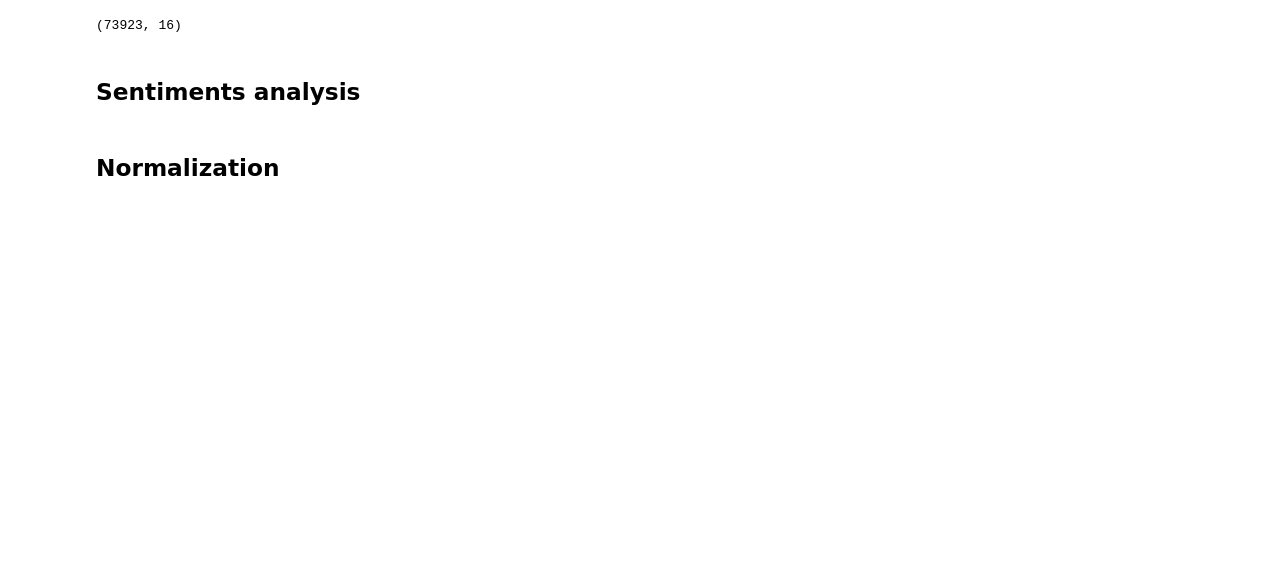
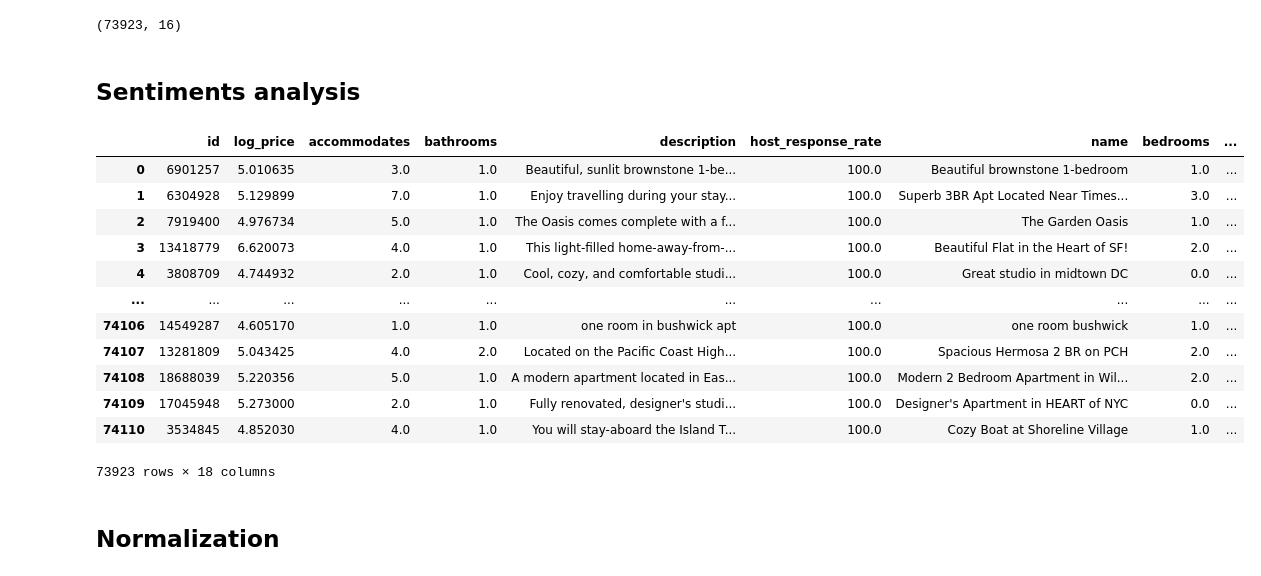
Before and after one commit to CSE151A-Project/151A-project, a Jupyter notebook: Data_preprocessing.ipynb, the cells around one changed output. Cells and saved outputs as stored; diff of their text form; code cells hidden in the pictures; blank space fills up the shorter version.

```diff
--- a/Data_preprocessing.ipynb
+++ b/Data_preprocessing.ipynb
@@ -381,6 +403,22 @@ def name_sentiment(row):
 # Apply the function to each row
 df_encoded['des_sentiment_analysis'] = df_encoded.apply(des_sentiment, axis=1)
 df_encoded['name_sentiment_analysis'] = df_encoded.apply(name_sentiment, axis=1)
+# %%
+df_encoded
+# %% [output]
+|  | id | log_price | accommodates | bathrooms | description | host_response_rate | name | bedrooms | ... |
+| 0 | 6901257 | 5.010635 | 3.0 | 1.0 | Beautiful, sunlit brownstone 1-be... | 100.0 | Beautiful brownstone 1-bedroom | 1.0 | ... |
+| 1 | 6304928 | 5.129899 | 7.0 | 1.0 | Enjoy travelling during your stay... | 100.0 | Superb 3BR Apt Located Near Times... | 3.0 | ... |
+| 2 | 7919400 | 4.976734 | 5.0 | 1.0 | The Oasis comes complete with a f... | 100.0 | The Garden Oasis | 1.0 | ... |
+| 3 | 13418779 | 6.620073 | 4.0 | 1.0 | This light-filled home-away-from-... | 100.0 | Beautiful Flat in the Heart of SF! | 2.0 | ... |
+| 4 | 3808709 | 4.744932 | 2.0 | 1.0 | Cool, cozy, and comfortable studi... | 100.0 | Great studio in midtown DC | 0.0 | ... |
+| ... | ... | ... | ... | ... | ... | ... | ... | ... | ... |
+| 74106 | 14549287 | 4.605170 | 1.0 | 1.0 | one room in bushwick apt | 100.0 | one room bushwick | 1.0 | ... |
+| 74107 | 13281809 | 5.043425 | 4.0 | 2.0 | Located on the Pacific Coast High... | 100.0 | Spacious Hermosa 2 BR on PCH | 2.0 | ... |
+| 74108 | 18688039 | 5.220356 | 5.0 | 1.0 | A modern apartment located in Eas... | 100.0 | Modern 2 Bedroom Apartment in Wil... | 2.0 | ... |
+| 74109 | 17045948 | 5.273000 | 2.0 | 1.0 | Fully renovated, designer's studi... | 100.0 | Designer's Apartment in HEART of NYC | 0.0 | ... |
+| 74110 | 3534845 | 4.852030 | 4.0 | 1.0 | You will stay-aboard the Island T... | 100.0 | Cozy Boat at Shoreline Village | 1.0 | ... |
+73923 rows × 18 columns
 # %% [markdown]
 ## Normalization
 # %%
```
Also changed, not shown: parts of 8 cells of this notebook, 14 other files.
